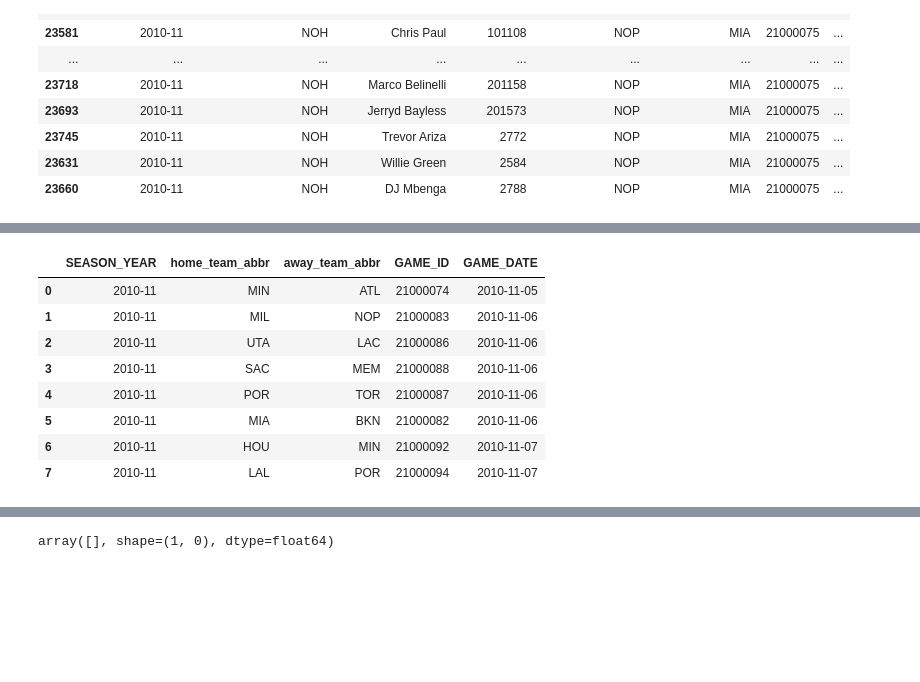
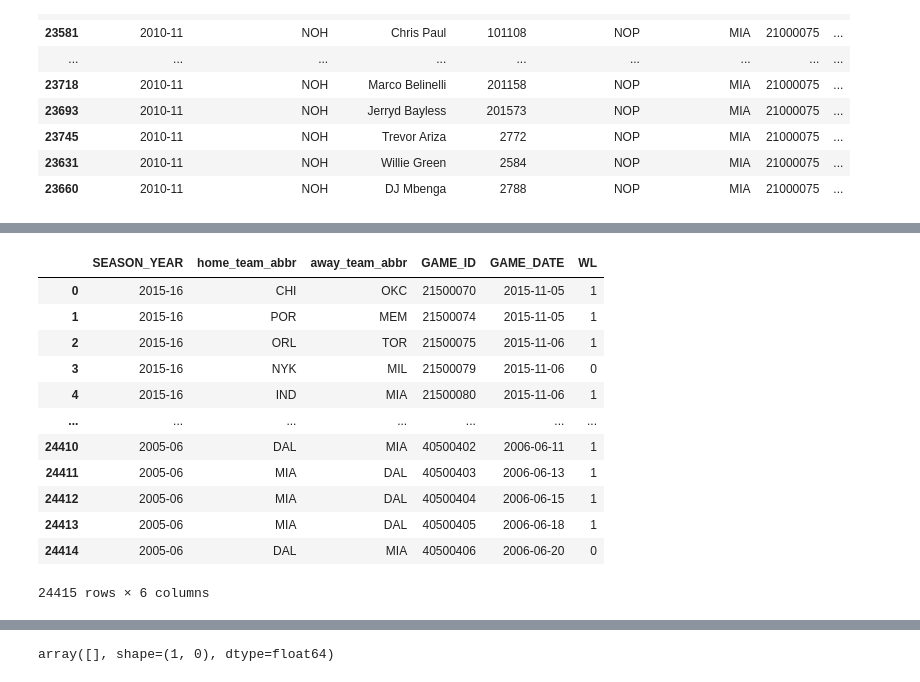
Before and after one commit to jnish23/NBA_Model, a Jupyter notebook: CNN attempt.ipynb, the cells around one changed output, grey strips where cells are left out. Saved outputs shown, nothing was run; the diff lists cells and outputs as text; code cells hidden in the pictures; blank space fills up the shorter version.

```diff
--- a/CNN attempt.ipynb
+++ b/CNN attempt.ipynb
@@ -243,13 +219,5 @@ array([21800251, 21800249, 21800253, ..., 22000424, 22000426, 22000425])
-# %%
-
-scaler = StandardScaler()
-
-standardized_stats = player_stats
-standardized_stats.iloc[:, 11:] = scaler.fit_transform(standardized_stats.iloc[:, 11:])
-
-info, features_standardized, targets = prep_data_for_model(df=standardized_stats)
-# %%
-test = player_stats.loc[player_stats['GAME_ID'] ==22000421]
-home = test.loc[test['HOME_GAME'] == 1]
-away = test.loc[test['HOME_GAME'] == 0]
-# home[['SEASON_YEAR', 'home_team_abbr', 'away_team_abbr', 'GAME_ID', 'GAME_DATE']].iloc[0].values
+# %%
+player_stats1 = pd.read_csv('player_l10_avg_part1.csv', parse_dates=['GAME_DATE'])
+player_stats2 = pd.read_csv('player_l10_avg_part2.csv', parse_dates=['GAME_DATE'])
+
+player_stats = pd.concat([player_stats1, player_stats2])
@@ -259,15 +266,18 @@ def prep_data_for_model(df = player_stats):
     matchups = []
     targets = []
 
-    all_team_gamelogs = pd.read_csv('./data/team_gamelogs_2000_present.csv')
+    all_gamelogs = []
+    for season in seasons:
+        gl = pd.read_csv("./data/basic_team_boxscores/team_gamelogs_{}.csv".format(season))
+        all_gamelogs.append(gl)
 
+    all_team_gamelogs = pd.concat(all_gamelogs)
     game_results = all_team_gamelogs.loc[all_team_gamelogs['MATCHUP'].str.contains('vs'), ['GAME_ID', 'PLUS_MINUS']]
-    game_results
 
-    for game_id in tqdm(df['GAME_ID'].unique(), desc="progress"):
+    game_ids = set(player_stats['GAME_ID'].unique()) & set(all_team_gamelogs['GAME_ID'].unique())
+
+    for game_id in tqdm(game_ids, desc="progress"):
         game_df = df.loc[df['GAME_ID'] == game_id]
-
-
 
         home = game_df.loc[game_df['HOME_GAME'] == 1].sort_values('MIN', ascending=False)
         home_stats = home.iloc[:10, 11:].values
@@ -295,12 +305,12 @@ def prep_data_for_model(df = player_stats):
         point_diff = game_results.loc[game_results['GAME_ID'] == game_id, 'PLUS_MINUS'].values[0]
         targets.append(point_diff)
 
-        matchup_info.append(home[['SEASON_YEAR', 'home_team_abbr', 'away_team_abbr', 'GAME_ID', 'GAME_DATE']].iloc[0].values)
+        matchup_info.append(home[['SEASON_YEAR', 'home_team_abbr', 'away_team_abbr', 'GAME_ID', 'GAME_DATE', 'WL']].iloc[0].values)
 
     matchup_features = np.stack(matchups, axis=0)
-    matchup_info = pd.DataFrame(matchup_info, columns=['SEASON_YEAR', 'home_team_abbr', 'away_team_abbr', 'GAME_ID', 'GAME_DATE'])
+    matchup_info = pd.DataFrame(matchup_info, columns=['SEASON_YEAR', 'home_team_abbr', 'away_team_abbr', 'GAME_ID', 'GAME_DATE', 'WL'])
 
-    return matchup_info, matchup_features, np.array(targets)
+    return matchup_info, matchup_features, np.array(targets).reshape(-1, 1)
 
 matchup_info, matchup_features, targets = prep_data_for_model(df = player_stats)
 # %%
@@ -310,15 +320,19 @@ matchup_info.shape, matchup_features.shape, targets.shape
 # %%
-pd.DataFrame(matchup_info, columns=['SEASON_YEAR', 'home_team_abbr', 'away_team_abbr', 'GAME_ID', 'GAME_DATE'])
+pd.DataFrame(matchup_info, columns=['SEASON_YEAR', 'home_team_abbr', 'away_team_abbr', 'GAME_ID', 'GAME_DATE', 'WL'])
 # %% [output]
-|  | SEASON_YEAR | home_team_abbr | away_team_abbr | GAME_ID | GAME_DATE |
-| 0 | 2010-11 | MIN | ATL | 21000074 | 2010-11-05 |
-| 1 | 2010-11 | MIL | NOP | 21000083 | 2010-11-06 |
-| 2 | 2010-11 | UTA | LAC | 21000086 | 2010-11-06 |
-| 3 | 2010-11 | SAC | MEM | 21000088 | 2010-11-06 |
-| 4 | 2010-11 | POR | TOR | 21000087 | 2010-11-06 |
-| 5 | 2010-11 | MIA | BKN | 21000082 | 2010-11-06 |
-| 6 | 2010-11 | HOU | MIN | 21000092 | 2010-11-07 |
-| 7 | 2010-11 | LAL | POR | 21000094 | 2010-11-07 |
+|  | SEASON_YEAR | home_team_abbr | away_team_abbr | GAME_ID | GAME_DATE | WL |
+| 0 | 2015-16 | CHI | OKC | 21500070 | 2015-11-05 | 1 |
+| 1 | 2015-16 | POR | MEM | 21500074 | 2015-11-05 | 1 |
+| 2 | 2015-16 | ORL | TOR | 21500075 | 2015-11-06 | 1 |
+| 3 | 2015-16 | NYK | MIL | 21500079 | 2015-11-06 | 0 |
+| 4 | 2015-16 | IND | MIA | 21500080 | 2015-11-06 | 1 |
+| ... | ... | ... | ... | ... | ... | ... |
+| 24410 | 2005-06 | DAL | MIA | 40500402 | 2006-06-11 | 1 |
+| 24411 | 2005-06 | MIA | DAL | 40500403 | 2006-06-13 | 1 |
+| 24412 | 2005-06 | MIA | DAL | 40500404 | 2006-06-15 | 1 |
+| 24413 | 2005-06 | MIA | DAL | 40500405 | 2006-06-18 | 1 |
+| 24414 | 2005-06 | DAL | MIA | 40500406 | 2006-06-20 | 0 |
+24415 rows × 6 columns
 # %%
 home_cols = ["home_"+x for x in player_stats.columns[11:]]
 away_cols = ["away_"+x for x in player_stats.columns[11:]]
```
Also changed, not shown: parts of 16 cells of this notebook, 8 other files.
